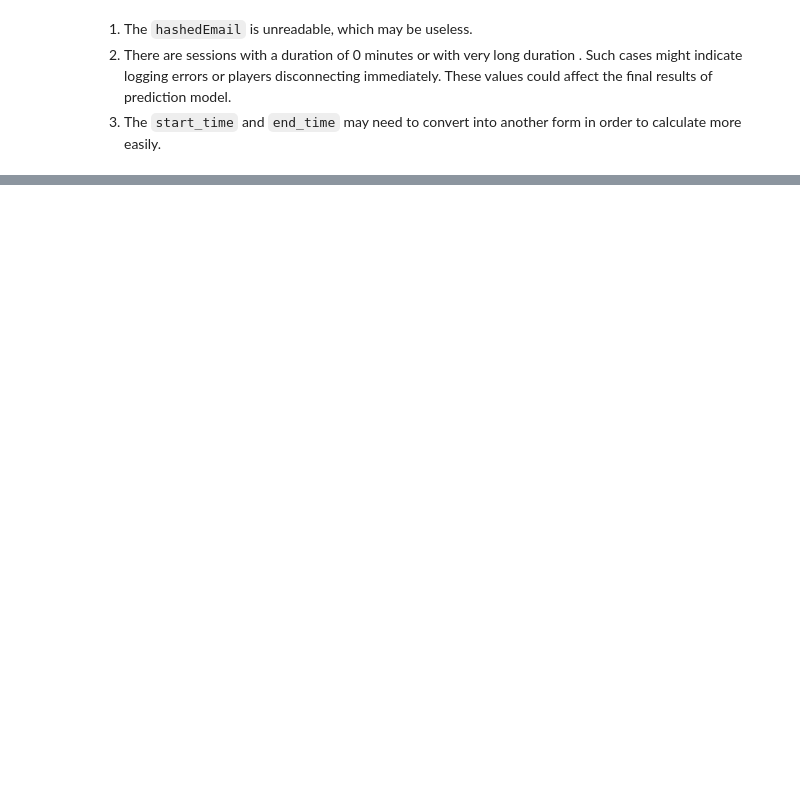
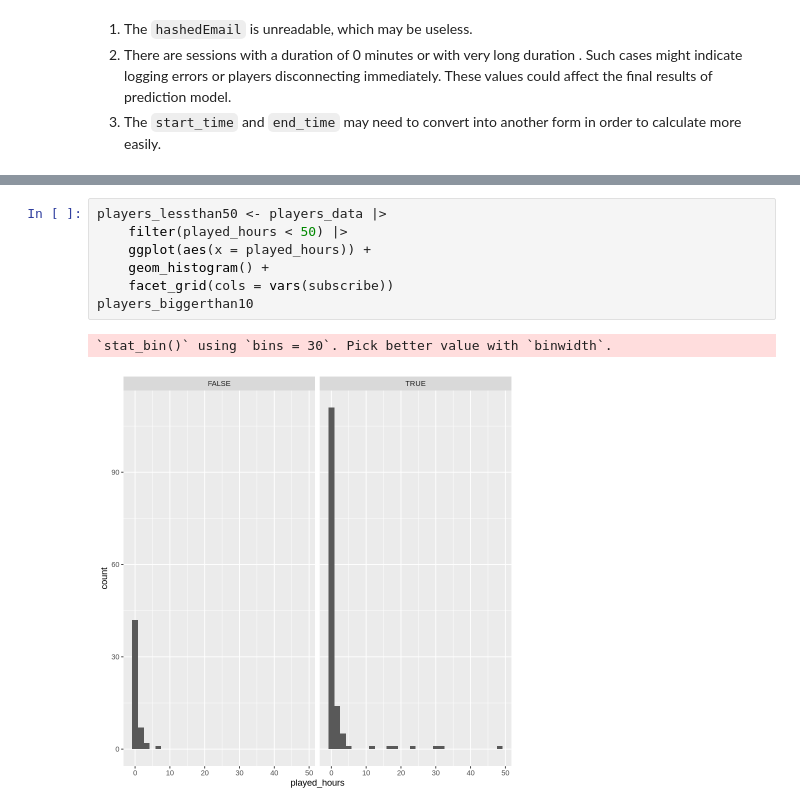
Before and after one commit to Stephanie-ye933/DSCI-100-Individual-Plan, a Jupyter notebook: Individual Project Plan.ipynb, the cells around one changed output, grey strips where cells are left out. Cells and saved outputs as stored; diff of their text form; blank space fills up the shorter version.

```diff
--- a/Individual Project Plan.ipynb
+++ b/Individual Project Plan.ipynb
@@ -115,0 +213,10 @@ A tibble: 1535 × 3
+# %%
+players_lessthan50 <- players_data |>
+    filter(played_hours < 50) |>
+    ggplot(aes(x = played_hours)) +
+    geom_histogram() +
+    facet_grid(cols = vars(subscribe))
+players_biggerthan10
+# %% [output]
+`stat_bin()` using `bins = 30`. Pick better value with `binwidth`.
+[figure, added]
```
Also changed, not shown: parts of 15 cells of this notebook.
